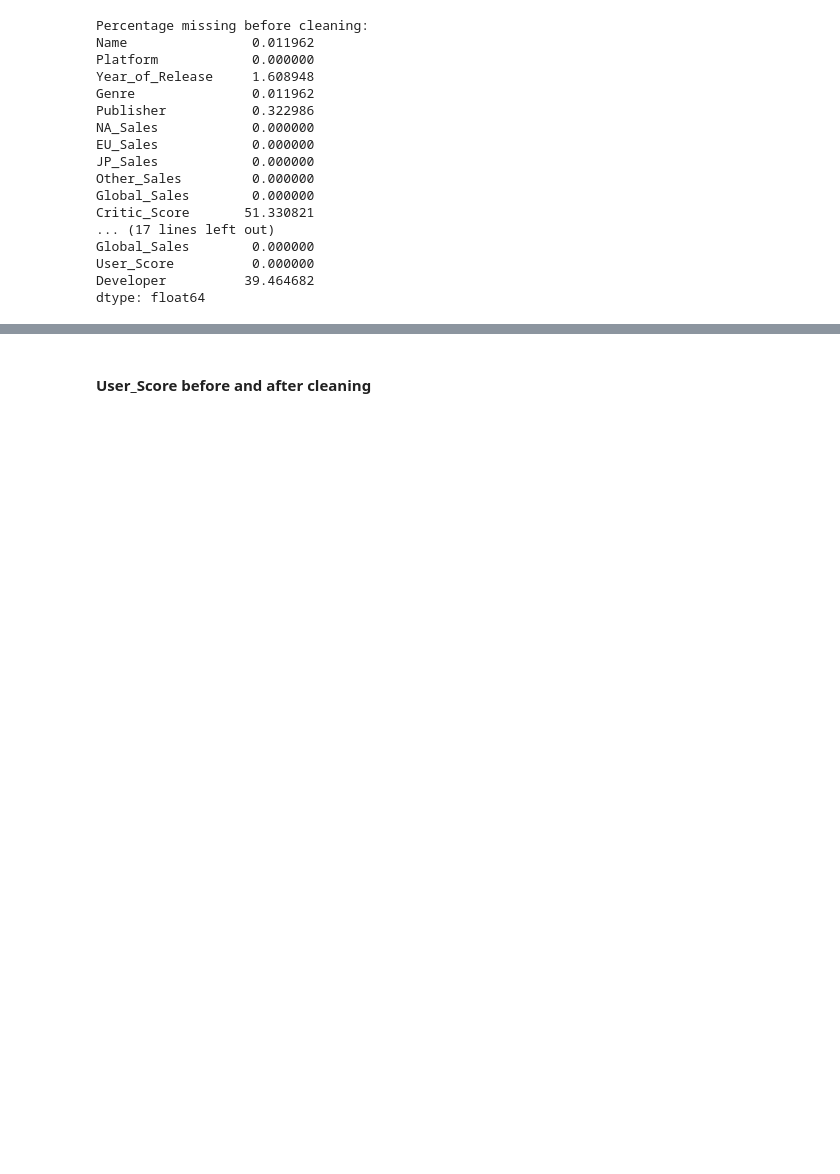
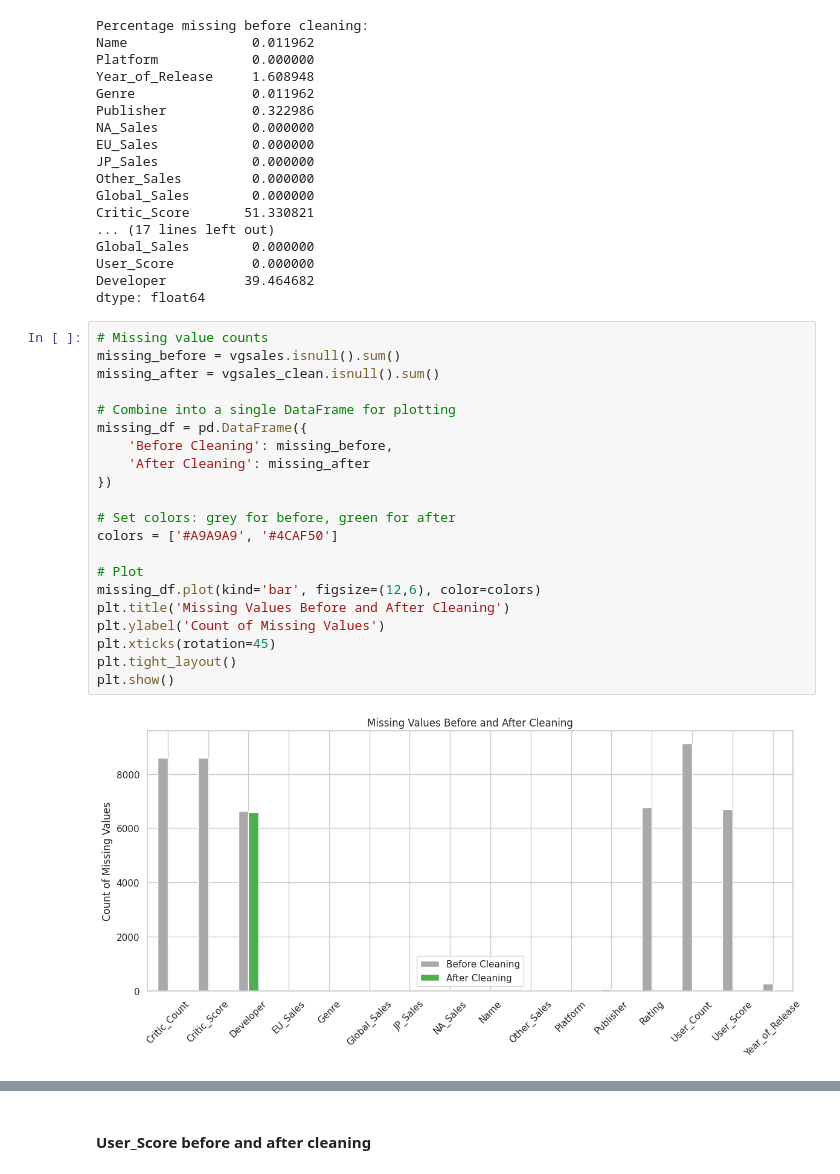
Before and after one commit to eleanorbucke21/ca1_DATA_VISUALISATION, a Jupyter notebook: DataVisualisationCA.ipynb, the cells around one changed output, grey strips where cells are left out. Cells and saved outputs as stored; diff of their text form; blank space fills up the shorter version.

```diff
--- a/DataVisualisationCA.ipynb
+++ b/DataVisualisationCA.ipynb
@@ -648,3 +726,26 @@ Global_Sales        0.000000
 User_Score          0.000000
 Developer          39.464682
 dtype: float64
+# %%
+# Missing value counts
+missing_before = vgsales.isnull().sum()
+missing_after = vgsales_clean.isnull().sum()
+
+# Combine into a single DataFrame for plotting
+missing_df = pd.DataFrame({
+    'Before Cleaning': missing_before,
+    'After Cleaning': missing_after
+})
+
+# Set colors: grey for before, green for after
+colors = ['#A9A9A9', '#4CAF50']
+
+# Plot
+missing_df.plot(kind='bar', figsize=(12,6), color=colors)
+plt.title('Missing Values Before and After Cleaning')
+plt.ylabel('Count of Missing Values')
+plt.xticks(rotation=45)
+plt.tight_layout()
+plt.show()
+# %% [output]
+[figure, added]
```
Also changed, not shown: parts of 14 cells of this notebook.
